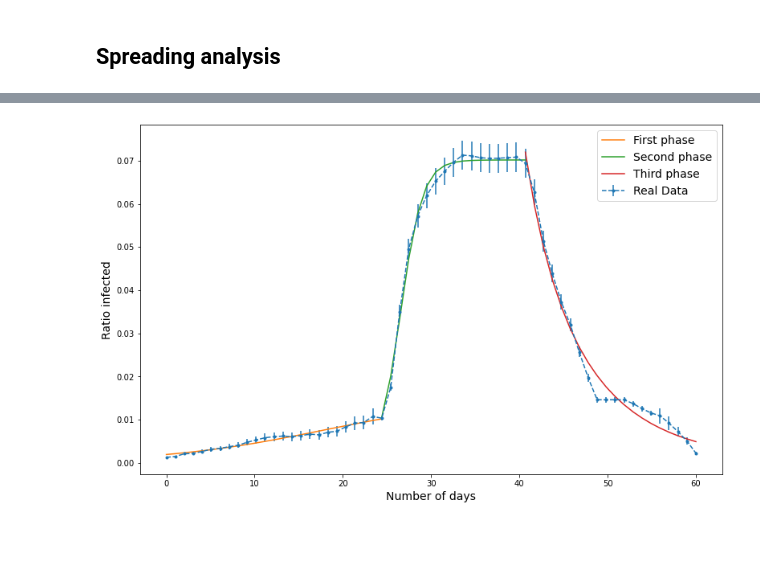
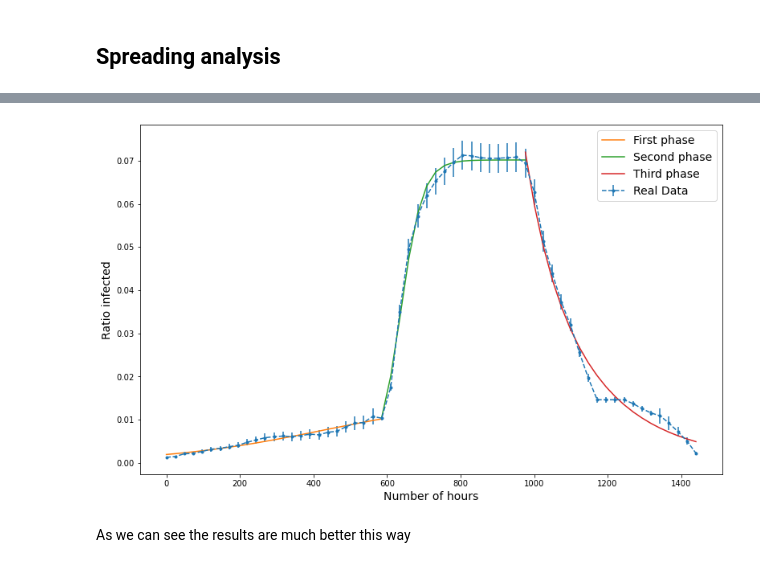
Before and after one commit to pspinaunipi/Project_Social_Network_Analysis, a Jupyter notebook: analize_data/Infection_data_analysis.ipynb, the cells around one changed output, grey strips where cells are left out. Saved outputs shown, nothing was run; the diff lists cells and outputs as text; code cells hidden in the pictures; blank space fills up the shorter version.

```diff
--- a/analize_data/Infection_data_analysis.ipynb
+++ b/analize_data/Infection_data_analysis.ipynb
@@ -204,11 +256,11 @@ for i,value in enumerate(new_inf):
 # %%
 y = new_inf[0:25]/data.shape[0]
 d_y = err_inf[0:25]/data.shape[0]
-x = xx[0:25]
+x = xx[0:25]*24
 
 plt.figure(figsize=(13,7))
 #compute best parameter to approximate real distribution
-popt, pcov = curve_fit(func, x, y,p0=(0.3,0.5,0.2))
+popt, pcov = curve_fit(func, x, y,p0=(0.3,0.5,0.4))
 c_1 = popt[0]
 b_1 = popt[1]
 u_1 = popt[2]
@@ -221,13 +273,13 @@ nu = len(y)-3
 adj_chi = chi_2/nu
 plt.errorbar(x,y,yerr=d_y,marker="o",label="Real")
 plt.plot(x, func(x, *popt),ls="--",color="black",label="Model")
-plt.xlabel('Number of days',fontsize=14)
+plt.xlabel('Number of hours',fontsize=14)
 plt.ylabel('Ratio infected', fontsize=14)
 plt.legend(fontsize=14)
 plt.show()
 print(f"Adjusted X2={adj_chi:.2f}")
-print(f"C={popt[0]:.2f}+-{err_0:.2f}")
-print(f"b={popt[1]:.1f}+-{err_1:.1f}")
-print(f"u={popt[2]:.1f}+-{err_2:.1f}")
+print(f"C={popt[0]:.4f}+-{err_0:.4f}")
+print(f"b={popt[1]:.3f}+-{err_1:.3f}")
+print(f"u={popt[2]:.3f}+-{err_2:.3f}")
 print(f"R_0={(popt[1]/popt[2]):.2f}+- {err_R:.2f}")
 # %% [output]
@@ -240,11 +292,11 @@ R_0=1.02+- 0.51
 # %%
 y = new_inf[24:41]/data.shape[0]
 d_y = err_inf[24:41]/data.shape[0]
-x = xx[24:41]-24
+x = (xx[24:41]-24)*24
 
 plt.figure(figsize=(13,7))
 #compute best parameter to approximate real distribution
-popt, pcov = curve_fit(func, x, y,p0=(0.3,0.5,0.2))
+popt, pcov = curve_fit(func, x, y,p0=guess,bounds=((0,0,0,),(1,1,1)))
 c_2 = popt[0]
 b_2 = popt[1]
 u_2 = popt[2]
@@ -257,13 +309,13 @@ nu = len(y)-3
 adj_chi = chi_2/nu
 plt.errorbar(x,y,yerr=d_y,marker="o",label="Real")
 plt.plot(x, func(x, *popt),ls="--",color="black",label="Model")
-plt.xlabel('Number of days',fontsize=14)
+plt.xlabel('Number of hours',fontsize=14)
 plt.ylabel('Ratio infected', fontsize=14)
 plt.legend(fontsize=14)
 plt.show()
 print(f"Adjusted X2={adj_chi:.2f}")
 print(f"C={popt[0]:.2f}+-{err_0:.2f}")
-print(f"b={popt[1]:.1f}+-{err_1:.1f}")
-print(f"u={popt[2]:.1f}+-{err_2:.1f}")
+print(f"b={popt[1]:.3f}+-{err_1:.3f}")
+print(f"u={popt[2]:.3f}+-{err_2:.3f}")
 print(f"R_0={(popt[1]/popt[2]):.2f}+- {err_R:.2f}")
 # %% [output]
@@ -276,11 +328,13 @@ R_0=1.08+- 0.08
 # %%
 y = new_inf[40:]/data.shape[0]
 d_y = err_inf[40:]/data.shape[0]
-x = xx[40:]-40
+x = (xx[40:]-40)*24
 
 plt.figure(figsize=(13,7))
 #compute best parameter to approximate real distribution
-popt, pcov = curve_fit(func, x, y,p0=(0.3,0.5,0.2))
+
+popt, pcov = curve_fit(func, x, y,p0=(-.42,0.5,0.5),bounds=((-10,0,0),(1,1,1)))
+
 c_3 = popt[0]
 b_3 = popt[1]
 u_3 = popt[2]
@@ -293,13 +347,13 @@ nu = len(y)-3
 adj_chi = chi_2/nu
 plt.errorbar(x,y,yerr=d_y,marker="o",label="Real")
 plt.plot(x, func(x, *popt),ls="--",color="black",label="Model")
-plt.xlabel('Number of days',fontsize=14)
+plt.xlabel('Number of hours',fontsize=14)
 plt.ylabel('Ratio infected', fontsize=14)
 plt.legend(fontsize=14)
 plt.show()
 print(f"Adjusted X2={adj_chi:.2f}")
 print(f"C={popt[0]:.2f}+-{err_0:.2f}")
-print(f"b={popt[1]:.1f}+-{err_1:.1f}")
-print(f"u={popt[2]:.1f}+-{err_2:.1f}")
+print(f"b={popt[1]:.3f}+-{err_1:.3f}")
+print(f"u={popt[2]:.3f}+-{err_2:.3f}")
 print(f"R_0={(popt[1]/popt[2]):.2f}+- {err_R:.2f}")
 # %% [output]
@@ -315,18 +369,21 @@ Now let's put all togheter
 # %%
 y = new_inf/data.shape[0]
 d_y = err_inf/data.shape[0]
+x = xx*24
 
 plt.figure(figsize=(13,8))
 #compute best parameter to approximate real distribution
 
-plt.errorbar(xx,y,yerr=d_y,marker=".",label="Real Data",linestyle="--")
-plt.plot(xx[0:25], func(xx[0:25], c_1,b_1,u_1),label="First phase")
-plt.plot(xx[24:41], func(xx[24:41]-24, c_2,b_2,u_2),label="Second phase")
-plt.plot(xx[40:], func(xx[40:]-40, c_3,b_3,u_3),label="Third phase")
+plt.errorbar(x,y,yerr=d_y,marker=".",label="Real Data",linestyle="--")
+plt.plot(x[0:25], func(x[0:25], c_1,b_1,u_1),label="First phase")
+plt.plot(x[24:41], func(x[24:41]-24*24, c_2,b_2,u_2),label="Second phase")
+plt.plot(x[40:], func(x[40:]-40*24, c_3,b_3,u_3),label="Third phase")
 
-plt.xlabel('Number of days',fontsize=14)
+plt.xlabel('Number of hours',fontsize=14)
 plt.ylabel('Ratio infected', fontsize=14)
 plt.legend(fontsize=14)
 plt.show()
 # %% [output]
-[figure, old version]
+[figure, new version]
+# %% [markdown]
+As we can see the results are much better this way
```
Also changed, not shown: parts of 12 cells of this notebook.
